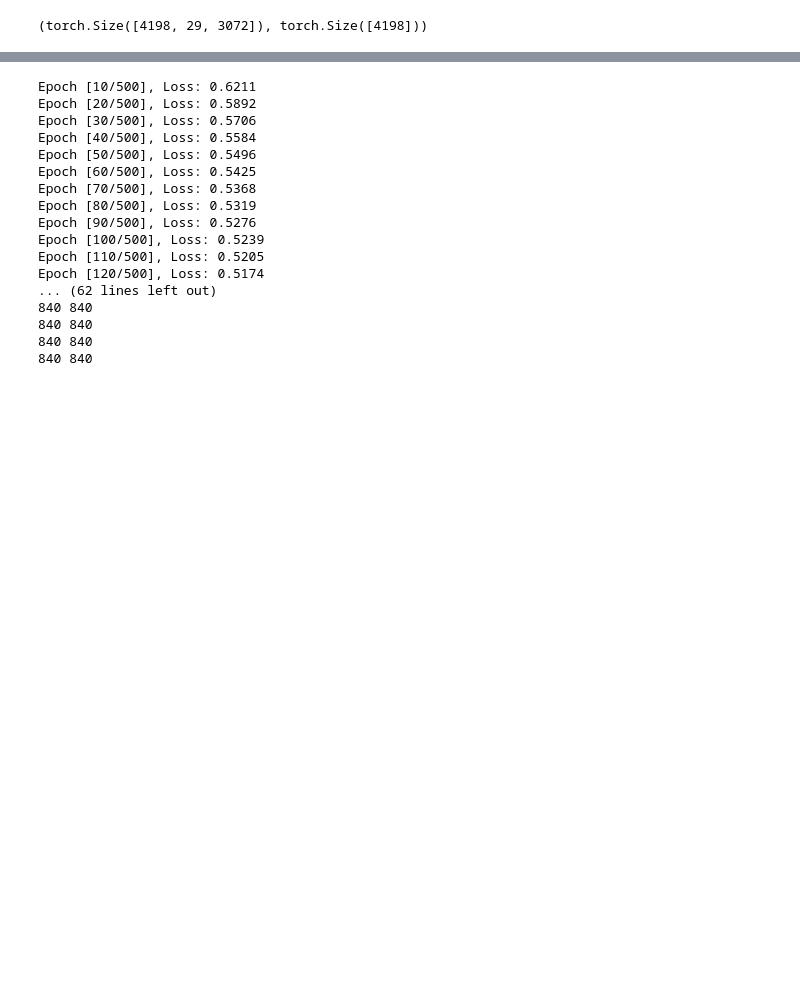
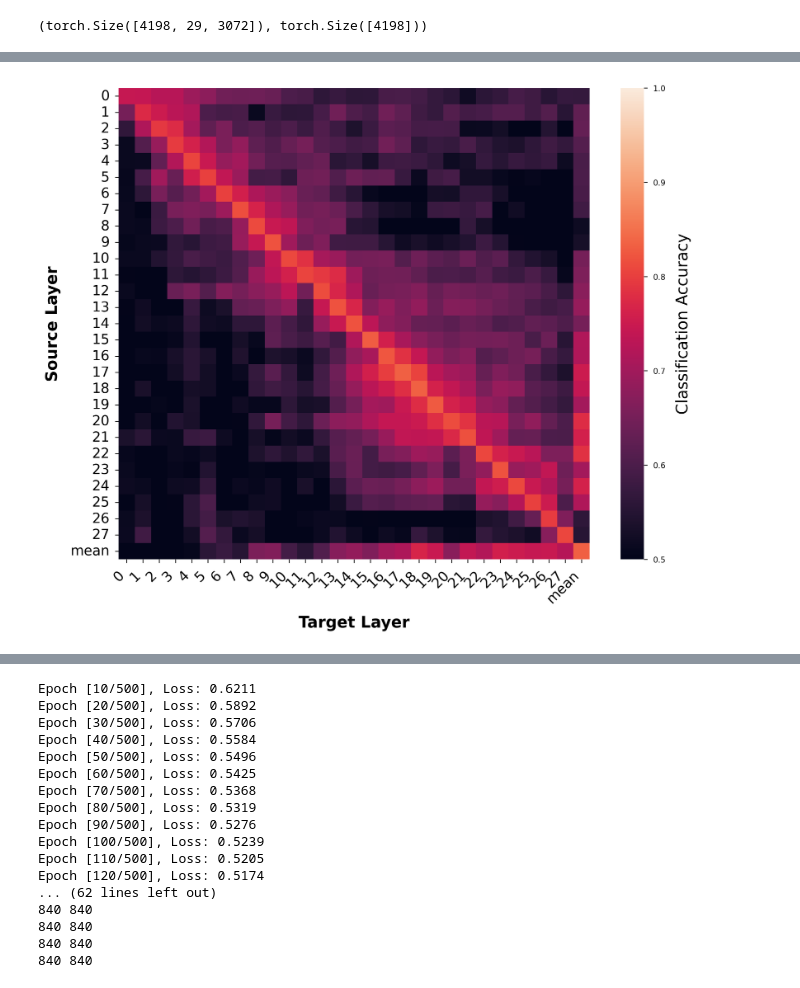
Before and after one commit to NLie2/what_features_jailbreak_LLMs, a Jupyter notebook: analysis/notebooks/compare_layers_constantin.ipynb, the cells around one changed output, grey strips where cells are left out. Cells and saved outputs as stored; diff of their text form; code cells hidden in the pictures; blank space fills up the shorter version.

```diff
--- a/analysis/notebooks/compare_layers_constantin.ipynb
+++ b/analysis/notebooks/compare_layers_constantin.ipynb
@@ -159,0 +170,4 @@ Train accuracy:  0.9291244788564622 Test accuracy:  0.8321428571428572
+# %%
+plot_layer_transfer_accuracy(test_accuracies_mean, specifier = "logistic_regression")
+# %% [output]
+[figure, added]
```
Also changed, not shown: parts of 5 cells of this notebook.
